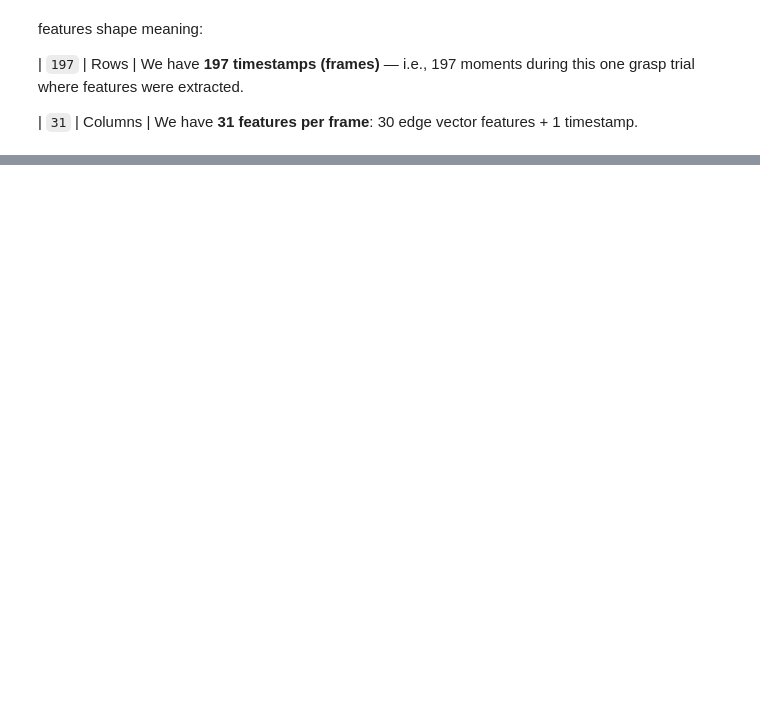
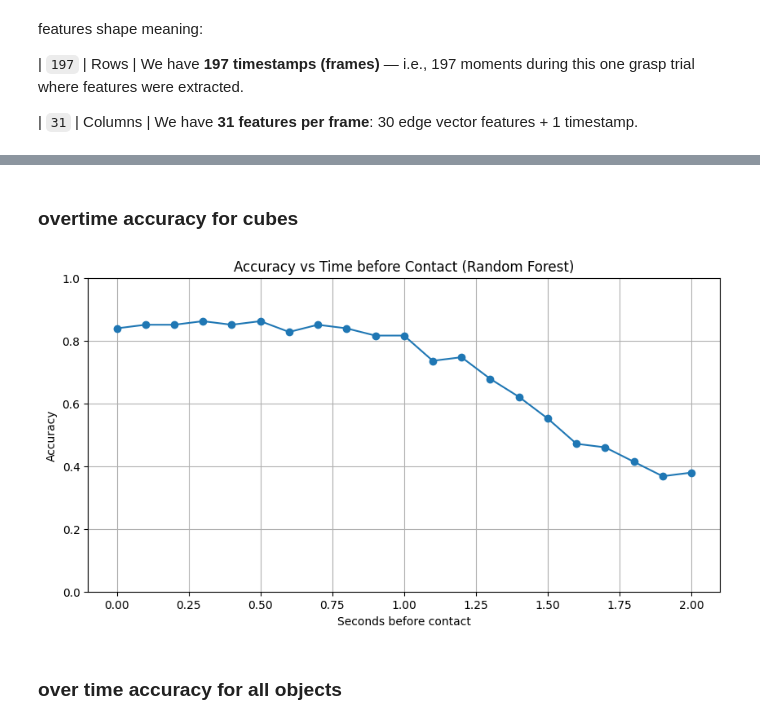
Before and after one commit to senakilinc/vrGrasp-prediction, a Jupyter notebook: classificationProblem.ipynb, the cells around one changed output, grey strips where cells are left out. Cells and saved outputs as stored; diff of their text form; code cells hidden in the pictures; blank space fills up the shorter version.

Commit message:
randomClassifier for object and task classification

```diff
--- a/classificationProblem.ipynb
+++ b/classificationProblem.ipynb
@@ -36,0 +268,9 @@ features shape meaning:
+# %%
+interval = 300
+label= "object"  # or "object" for task classification
+DATA_ROOT = "processed"
+USERS = ["user0", "user2", "user3", "user4", "user5", "user6", "user7", "user8", "user9", "user10", "user11", "user12"]
+OBJECTS = ["SmallCube", "MediumCube", "BigCube", "Parallelepiped", "teddy", "Mug", "CrackerBox", "Scissor", "Hammer"]
+TASKS = ["Grasp", "Lift", "Push", "Pull"]
+interval_accuracies = []
+intervals = [100, 110, 120, 130, 140, 150, 160, 170, 180, 190, 200, 210, 220, 230, 240, 250, 260, 270, 280, 290, 300]
@@ -36,0 +298,18 @@ features shape meaning:
+# %% [markdown]
+### overtime accuracy for cubes
+# %%
+# Plot
+intervals, accuracies = zip(*interval_accuracies)
+
+plt.figure(figsize=(10, 5))
+plt.plot([ 3.0 - i * 0.01 for i in intervals], accuracies, marker='o')
+plt.xlabel("Seconds before contact")
+plt.ylabel("Accuracy")
+plt.title("Accuracy vs Time before Contact (Random Forest)")
+plt.ylim(0, 1.0)
+plt.grid(True)
+plt.show()
+# %% [output]
+[figure, added]
+# %% [markdown]
+### over time accuracy for all objects
```
Also changed, not shown: parts of 21 cells of this notebook, 10 other files.
